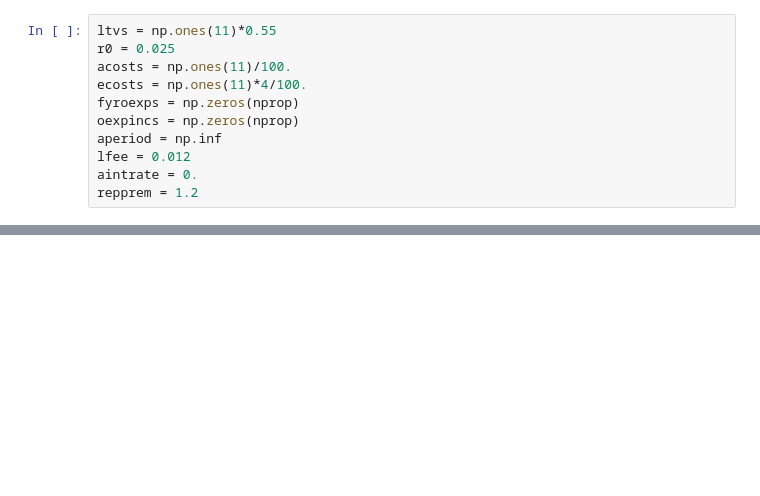
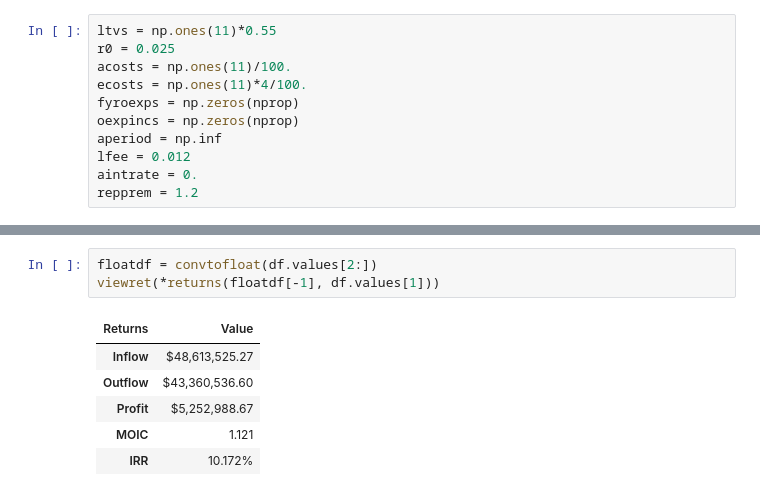
Before and after one commit to ggrillo93/financial-modelling, a Jupyter notebook: Strategic NNN.ipynb, the cells around one changed output, grey strips where cells are left out. Cells and saved outputs as stored; diff of their text form; blank space fills up the shorter version.

```diff
--- a/Strategic NNN.ipynb
+++ b/Strategic NNN.ipynb
@@ -191,0 +189,10 @@ array([0.020635, 0.0216602574625067, 0.0226506263213106,
+# %%
+floatdf = convtofloat(df.values[2:])
+viewret(*returns(floatdf[-1], df.values[1]))
+# %% [output]
+| Returns | Value |
+| Inflow | $48,613,525.27 |
+| Outflow | $43,360,536.60 |
+| Profit | $5,252,988.67 |
+| MOIC | 1.121 |
+| IRR | 10.172% |
```
Also changed, not shown: parts of 14 cells of this notebook, 9 other files.
